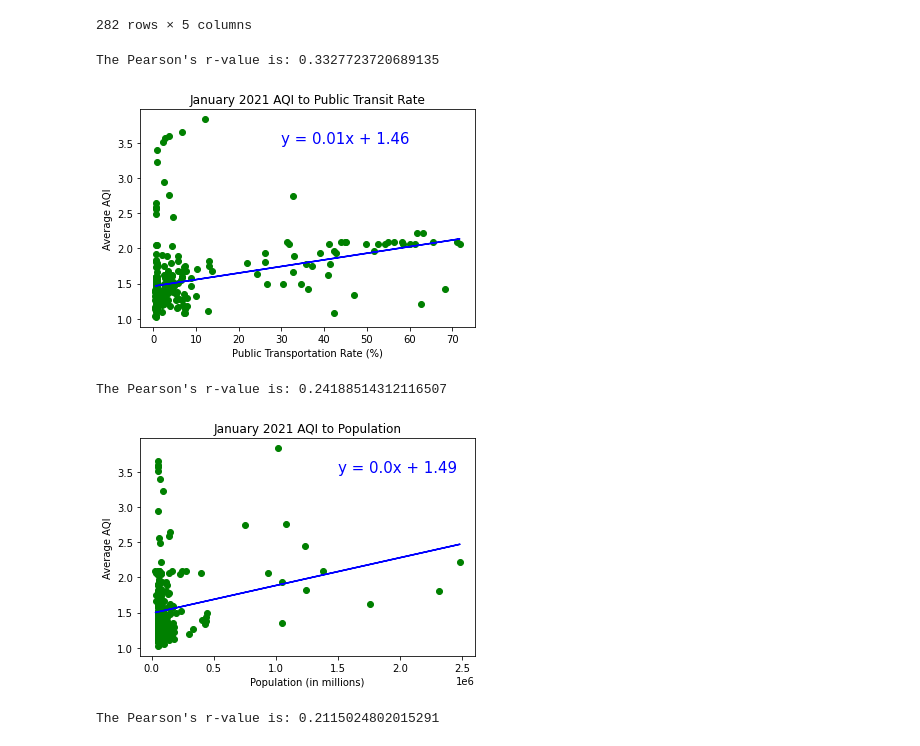
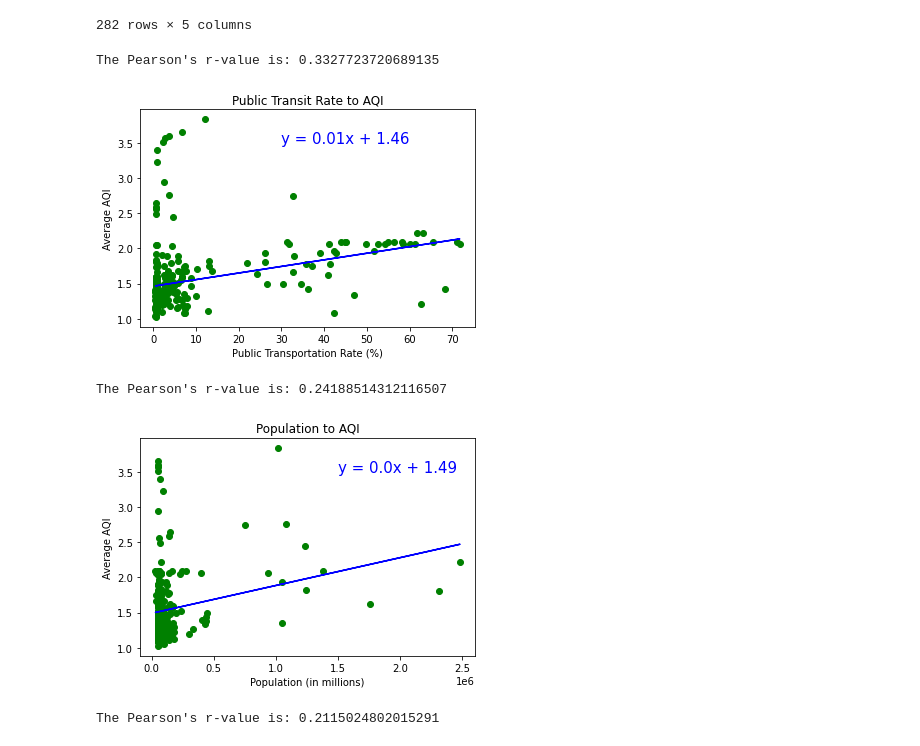
Before and after one commit to khartmann5/Project_01, a Jupyter notebook: Air_Quality_Data.ipynb, the cells around one changed output. Cells and saved outputs as stored; diff of their text form; code cells hidden in the pictures.

Commit message:
output selected scatter images to Images folder

```diff
--- a/Air_Quality_Data.ipynb
+++ b/Air_Quality_Data.ipynb
@@ -221,29 +221,32 @@ bycity_summary_df
 # %%
 # Set values to plot and type for linear regression
 x_values = bycity_summary_df["PTR"]
 x_values = x_values.astype('float32')
 y_values = bycity_summary_df["Mean AQI"]
 y_values = y_values.astype('float32')
 
 # Standard regression programming. X and Y
 (slope, intercept, rvalue, pvalue, stderr) = linregress(x_values, y_values)
 regress_values = x_values * slope + intercept
 line_eq = "y = " + str(round(slope,2)) + "x + " + str(round(intercept,2))
 
 # Plot
 plt.scatter(x_values,y_values, color='green')
 plt.plot(x_values,regress_values,"b-")
 # Format
 plt.annotate(line_eq,(30,3.5),fontsize=15,color="blue")
-plt.title('January 2021 AQI to Public Transit Rate')
+plt.title('Public Transit Rate to AQI')
 plt.ylabel('Average AQI')
 plt.xlabel('Public Transportation Rate (%)')
 
+# Save image to file
+plt.savefig("Images/transit_AQI.png")
+
 # Show Pearson's
 print(f"The Pearson's r-value is: {rvalue}")
 # %% [output]
 The Pearson's r-value is: 0.3327723720689135
-[figure, old version]
+[figure, new version]
 # %%
 # Set values to plot and type for linear regression
 x_values = bycity_summary_df["Population"]
@@ -261,17 +264,17 @@ plt.scatter(x_values,y_values, color='green')
 plt.plot(x_values,regress_values,"b-")
 # Format
 plt.annotate(line_eq,(1500000,3.5),fontsize=15,color="blue")
-plt.title('January 2021 AQI to Population')
+plt.title('Population to AQI')
 plt.ylabel('Average AQI')
 plt.xlabel('Population (in millions)')
 
 # Save image to file
-#plt.savefig("../Images/NH Humidity and Latitude Regression.png")
+plt.savefig("Images/population_AQI.png")
 
 print(f"The Pearson's r-value is: {rvalue}")
 # %% [output]
 The Pearson's r-value is: 0.24188514312116507
-[figure, old version]
+[figure, new version]
 # %%
 # Set values to plot and type for linear regression
 x_values = bycity_summary_df["Riders"]
```
Also changed, not shown: 2 other files.
